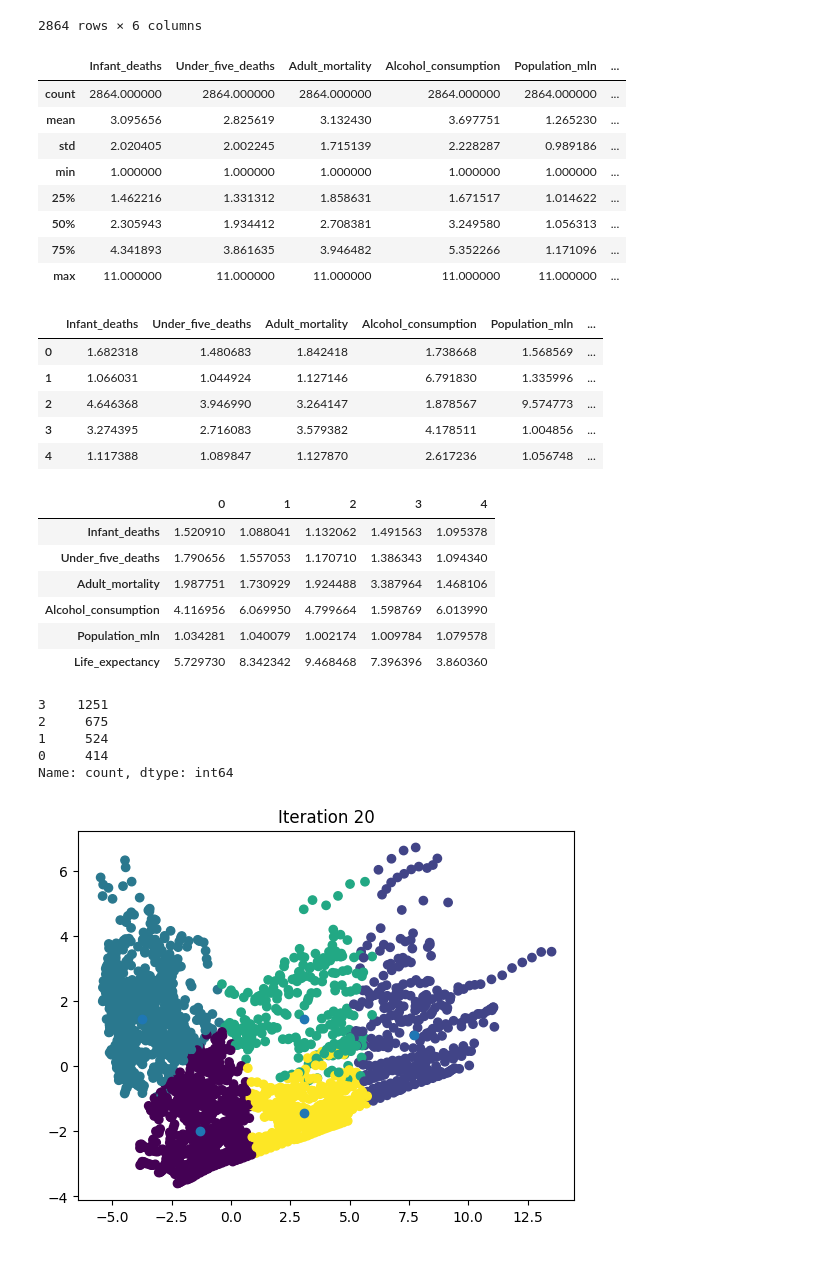
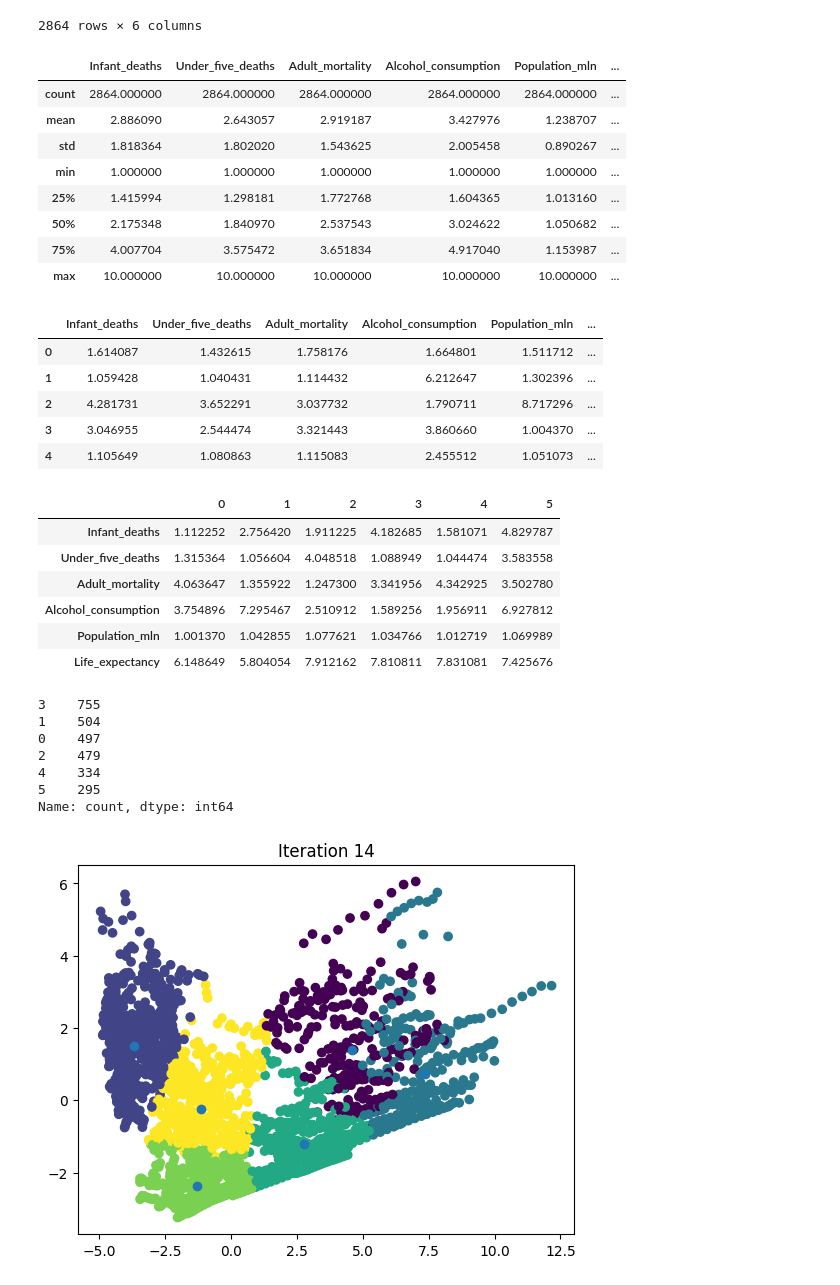
Before and after one commit to AlysRaziel/projet-data-minin, a Jupyter notebook: life.ipynb, the cells around one changed output. Cells and saved outputs as stored; diff of their text form; code cells hidden in the pictures.

```diff
--- a/life.ipynb
+++ b/life.ipynb
@@ -36,28 +36,28 @@ data
 | 2863 | 2.1 | 2.6 | 50.5745 | 6.840 | 0.32 | ... |
 2864 rows × 6 columns
 # %%
-data = ((data - data.min()) / (data.max() - data.min())) * 10 + 1
+data = ((data - data.min()) / (data.max() - data.min())) * 9 + 1
 # %%
 data.describe()
 # %% [output]
 |  | Infant_deaths | Under_five_deaths | Adult_mortality | Alcohol_consumption | Population_mln | ... |
 | count | 2864.000000 | 2864.000000 | 2864.000000 | 2864.000000 | 2864.000000 | ... |
-| mean | 3.095656 | 2.825619 | 3.132430 | 3.697751 | 1.265230 | ... |
-| std | 2.020405 | 2.002245 | 1.715139 | 2.228287 | 0.989186 | ... |
+| mean | 2.886090 | 2.643057 | 2.919187 | 3.427976 | 1.238707 | ... |
+| std | 1.818364 | 1.802020 | 1.543625 | 2.005458 | 0.890267 | ... |
 | min | 1.000000 | 1.000000 | 1.000000 | 1.000000 | 1.000000 | ... |
-| 25% | 1.462216 | 1.331312 | 1.858631 | 1.671517 | 1.014622 | ... |
-| 50% | 2.305943 | 1.934412 | 2.708381 | 3.249580 | 1.056313 | ... |
-| 75% | 4.341893 | 3.861635 | 3.946482 | 5.352266 | 1.171096 | ... |
-| max | 11.000000 | 11.000000 | 11.000000 | 11.000000 | 11.000000 | ... |
+| 25% | 1.415994 | 1.298181 | 1.772768 | 1.604365 | 1.013160 | ... |
+| 50% | 2.175348 | 1.840970 | 2.537543 | 3.024622 | 1.050682 | ... |
+| 75% | 4.007704 | 3.575472 | 3.651834 | 4.917040 | 1.153987 | ... |
+| max | 10.000000 | 10.000000 | 10.000000 | 10.000000 | 10.000000 | ... |
 # %%
 data.head()
 # %% [output]
 |  | Infant_deaths | Under_five_deaths | Adult_mortality | Alcohol_consumption | Population_mln | ... |
-| 0 | 1.682318 | 1.480683 | 1.842418 | 1.738668 | 1.568569 | ... |
-| 1 | 1.066031 | 1.044924 | 1.127146 | 6.791830 | 1.335996 | ... |
-| 2 | 4.646368 | 3.946990 | 3.264147 | 1.878567 | 9.574773 | ... |
-| 3 | 3.274395 | 2.716083 | 3.579382 | 4.178511 | 1.004856 | ... |
-| 4 | 1.117388 | 1.089847 | 1.127870 | 2.617236 | 1.056748 | ... |
+| 0 | 1.614087 | 1.432615 | 1.758176 | 1.664801 | 1.511712 | ... |
+| 1 | 1.059428 | 1.040431 | 1.114432 | 6.212647 | 1.302396 | ... |
+| 2 | 4.281731 | 3.652291 | 3.037732 | 1.790711 | 8.717296 | ... |
+| 3 | 3.046955 | 2.544474 | 3.321443 | 3.860660 | 1.004370 | ... |
+| 4 | 1.105649 | 1.080863 | 1.115083 | 2.455512 | 1.051073 | ... |
 # %%
 def random_centroids(data, k):
     centroids = []
@@ -66,17 +66,17 @@ def random_centroids(data, k):
         centroids.append(centroid)
     return pd.concat(centroids, axis=1)
 # %%
-centroids = random_centroids(data, 5)
+centroids = random_centroids(data, 6)
 # %%
 centroids
 # %% [output]
-|  | 0 | 1 | 2 | 3 | 4 |
-| Infant_deaths | 1.520910 | 1.088041 | 1.132062 | 1.491563 | 1.095378 |
-| Under_five_deaths | 1.790656 | 1.557053 | 1.170710 | 1.386343 | 1.094340 |
-| Adult_mortality | 1.987751 | 1.730929 | 1.924488 | 3.387964 | 1.468106 |
-| Alcohol_consumption | 4.116956 | 6.069950 | 4.799664 | 1.598769 | 6.013990 |
-| Population_mln | 1.034281 | 1.040079 | 1.002174 | 1.009784 | 1.079578 |
-| Life_expectancy | 5.729730 | 8.342342 | 9.468468 | 7.396396 | 3.860360 |
+|  | 0 | 1 | 2 | 3 | 4 | 5 |
+| Infant_deaths | 1.112252 | 2.756420 | 1.911225 | 4.182685 | 1.581071 | 4.829787 |
+| Under_five_deaths | 1.315364 | 1.056604 | 4.048518 | 1.088949 | 1.044474 | 3.583558 |
+| Adult_mortality | 4.063647 | 1.355922 | 1.247300 | 3.341956 | 4.342925 | 3.502780 |
+| Alcohol_consumption | 3.754896 | 7.295467 | 2.510912 | 1.589256 | 1.956911 | 6.927812 |
+| Population_mln | 1.001370 | 1.042855 | 1.077621 | 1.034766 | 1.012719 | 1.069989 |
+| Life_expectancy | 6.148649 | 5.804054 | 7.912162 | 7.810811 | 7.831081 | 7.425676 |
 # %%
 def get_labels(data, centroids):
     distances = centroids.apply(lambda x: np.sqrt(((data - x) ** 2).sum(axis=1)))
@@ -86,10 +86,12 @@ labels = get_labels(data, centroids)
 # %%
 labels.value_counts()
 # %% [output]
-3    1251
-2     675
-1     524
-0     414
+3    755
+1    504
+0    497
+2    479
+4    334
+5    295
 Name: count, dtype: int64
 # %%
 def new_centroids(data, labels, k):
@@ -112,20 +114,20 @@ def plot_clusters(data, labels, centroids, iteration):
 # %%
 max_iterations = 100
 k = 6
 
 centroids = random_centroids(data, k)
 old_centroids = pd.DataFrame()
 iteration = 1
 
 while iteration < max_iterations and not centroids.equals(old_centroids):
     old_centroids = centroids
 
     labels = get_labels(data, centroids)
-    centroids = new_centroids(data, labels, centroid_count)
+    centroids = new_centroids(data, labels, k)
     plot_clusters(data, labels, centroids, iteration)
     iteration += 1
 # %% [output]
-[figure, old version]
+[figure, new version]
 # %%
 import matplotlib.pyplot as plt
 from sklearn.cluster import KMeans
```
Also changed, not shown: parts of 1 cell of this notebook.
